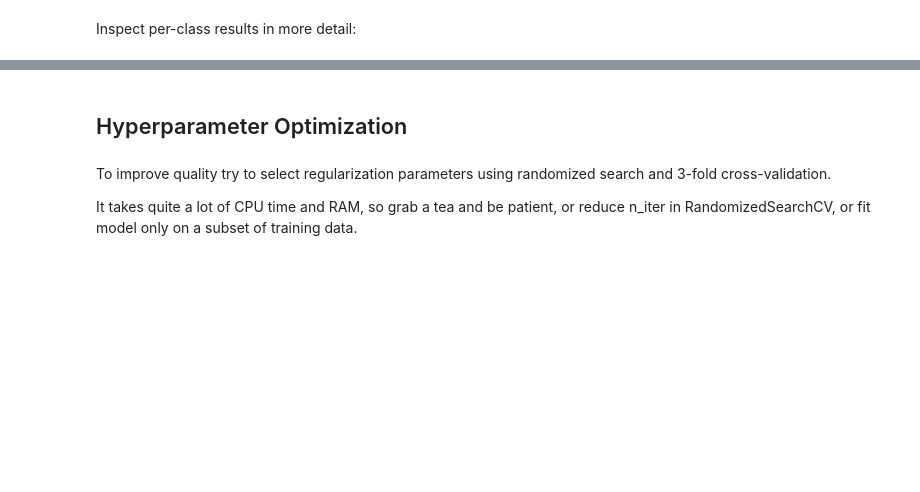
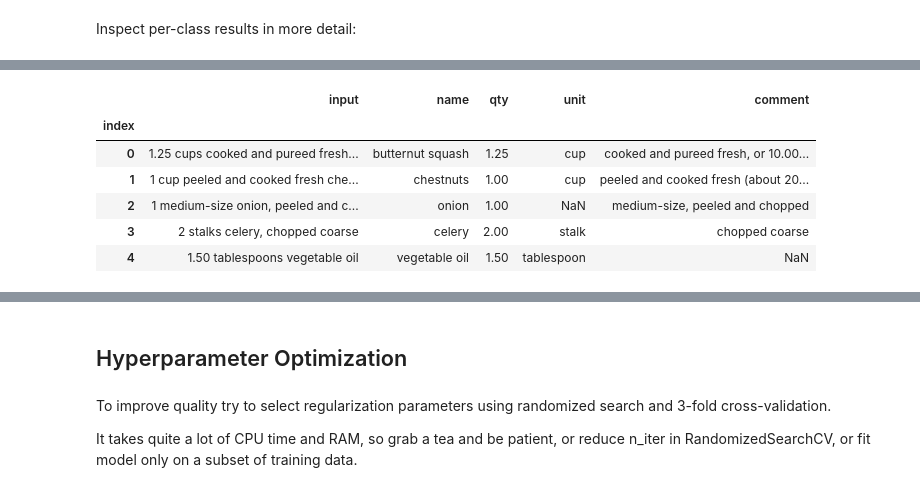
Before and after one commit to Sisyphus192/deep-dishes, a Jupyter notebook: notebooks/Train CRF Model.ipynb, the cells around one changed output, grey strips where cells are left out. Drawn from its saved outputs; the diff is of its cells as text; code cells hidden in the pictures; blank space fills up the shorter version.

```diff
--- a/notebooks/Train CRF Model.ipynb
+++ b/notebooks/Train CRF Model.ipynb
@@ -99,0 +120,17 @@ Inspect per-class results in more detail:
+# %%
+# Load raw data
+clean_data = pd.read_csv(
+    "../data/interim/nyt_partial_clean.csv", index_col="index"
+)
+# The NYT has a column to label ingredient quantity ranges, e.g. 2-3 apples.
+# We use the average of a range and so dont need to keep track of range end points
+
+clean_data.head()
+# %% [output]
+|  | input | name | qty | unit | comment |
+| index |  |  |  |  |  |
+| 0 | 1.25 cups cooked and pureed fresh... | butternut squash | 1.25 | cup | cooked and pureed fresh, or 10.00... |
+| 1 | 1 cup peeled and cooked fresh che... | chestnuts | 1.00 | cup | peeled and cooked fresh (about 20... |
+| 2 | 1 medium-size onion, peeled and c... | onion | 1.00 | NaN | medium-size, peeled and chopped |
+| 3 | 2 stalks celery, chopped coarse | celery | 2.00 | stalk | chopped coarse |
+| 4 | 1.50 tablespoons vegetable oil | vegetable oil | 1.50 | tablespoon | NaN |
```
Also changed, not shown: parts of 9 cells of this notebook, 27 other files.
